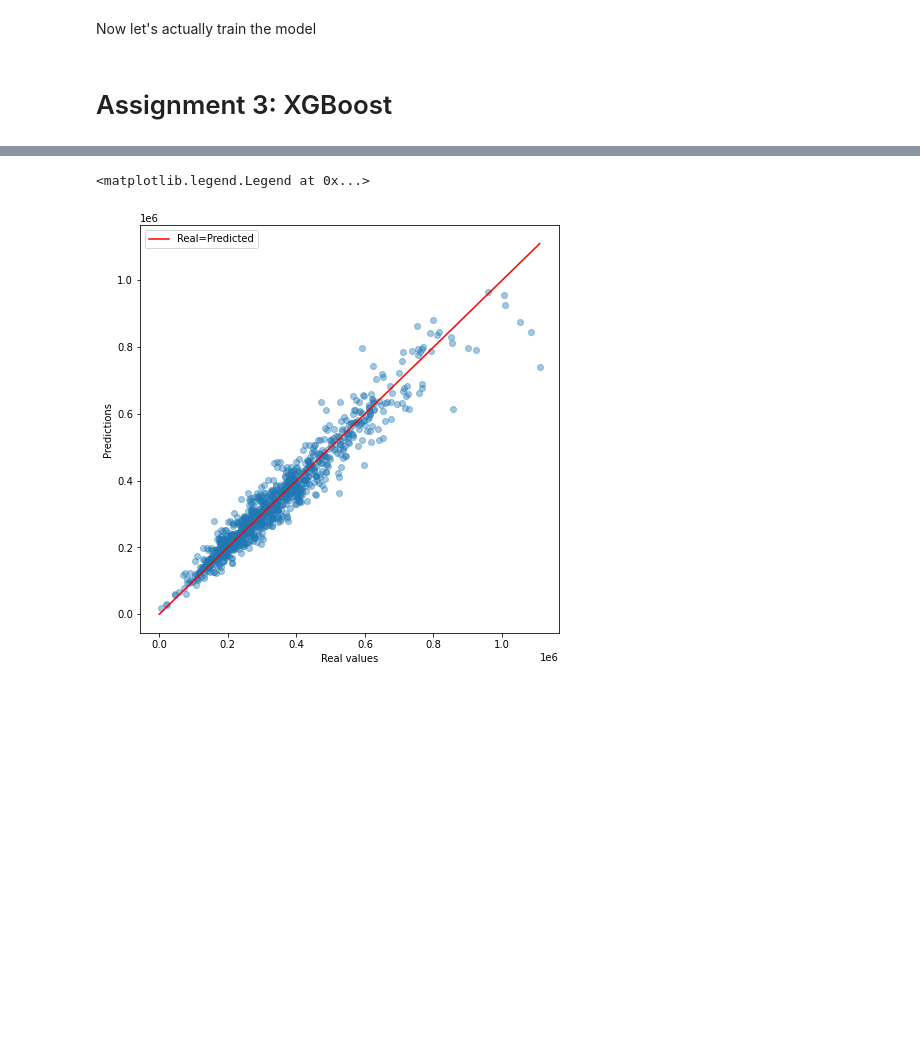
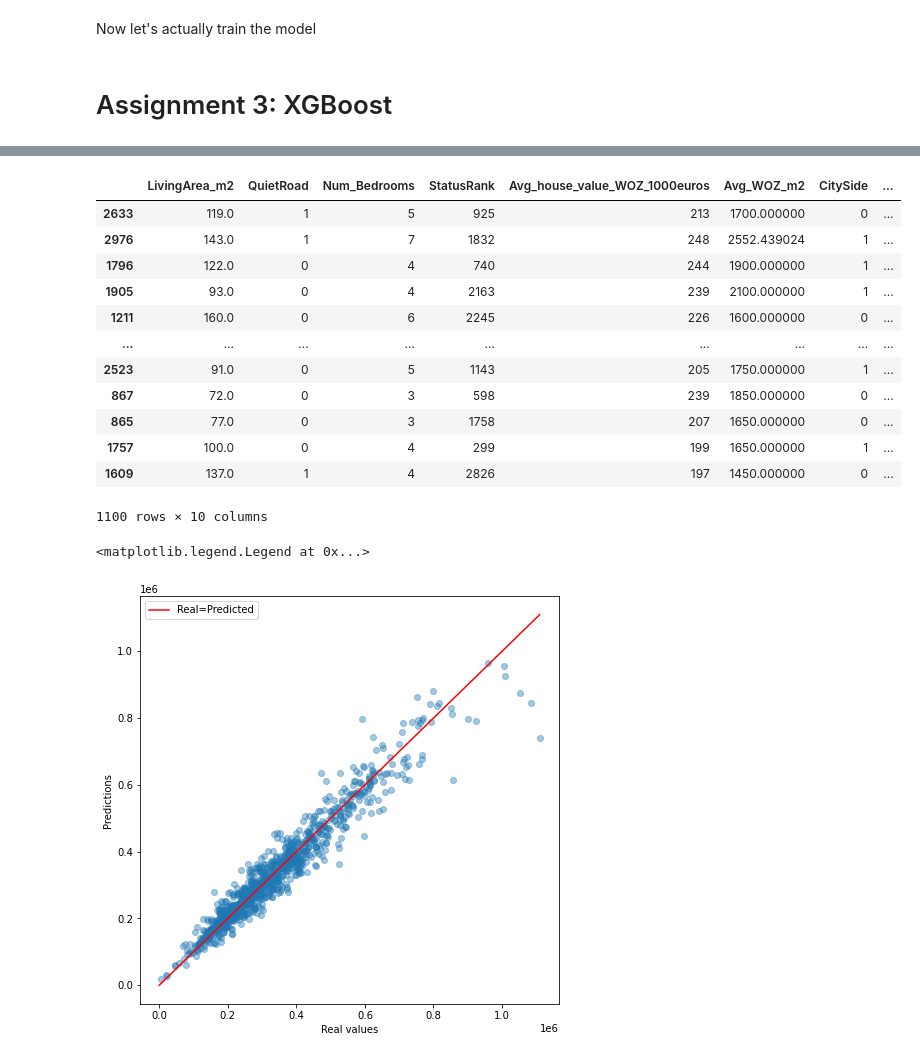
Before and after one commit to aydangasimova/ml_model_api, a Jupyter notebook: househunters_ml/notebooks/script_househunter_feature_eng.ipynb, the cells around one changed output, grey strips where cells are left out. Saved outputs shown, nothing was run; the diff lists cells and outputs as text; code cells hidden in the pictures; blank space fills up the shorter version.

```diff
--- a/househunters_ml/notebooks/script_househunter_feature_eng.ipynb
+++ b/househunters_ml/notebooks/script_househunter_feature_eng.ipynb
@@ -652,3 +662,19 @@ xgb.plot_importance(bst, importance_type='gain', show_values=False, ax=ax)
+# %%
+X_test
+# %% [output]
+|  | LivingArea_m2 | QuietRoad | Num_Bedrooms | StatusRank | Avg_house_value_WOZ_1000euros | Avg_WOZ_m2 | CitySide | ... |
+| 2633 | 119.0 | 1 | 5 | 925 | 213 | 1700.000000 | 0 | ... |
+| 2976 | 143.0 | 1 | 7 | 1832 | 248 | 2552.439024 | 1 | ... |
+| 1796 | 122.0 | 0 | 4 | 740 | 244 | 1900.000000 | 1 | ... |
+| 1905 | 93.0 | 0 | 4 | 2163 | 239 | 2100.000000 | 1 | ... |
+| 1211 | 160.0 | 0 | 6 | 2245 | 226 | 1600.000000 | 0 | ... |
+| ... | ... | ... | ... | ... | ... | ... | ... | ... |
+| 2523 | 91.0 | 0 | 5 | 1143 | 205 | 1750.000000 | 1 | ... |
+| 867 | 72.0 | 0 | 3 | 598 | 239 | 1850.000000 | 0 | ... |
+| 865 | 77.0 | 0 | 3 | 1758 | 207 | 1650.000000 | 0 | ... |
+| 1757 | 100.0 | 0 | 4 | 299 | 199 | 1650.000000 | 1 | ... |
+| 1609 | 137.0 | 1 | 4 | 2826 | 197 | 1450.000000 | 0 | ... |
+1100 rows × 10 columns
 # %%
 # c) Make predictions for the test set
 
```
Also changed, not shown: parts of 42 cells of this notebook, 11 other files.
